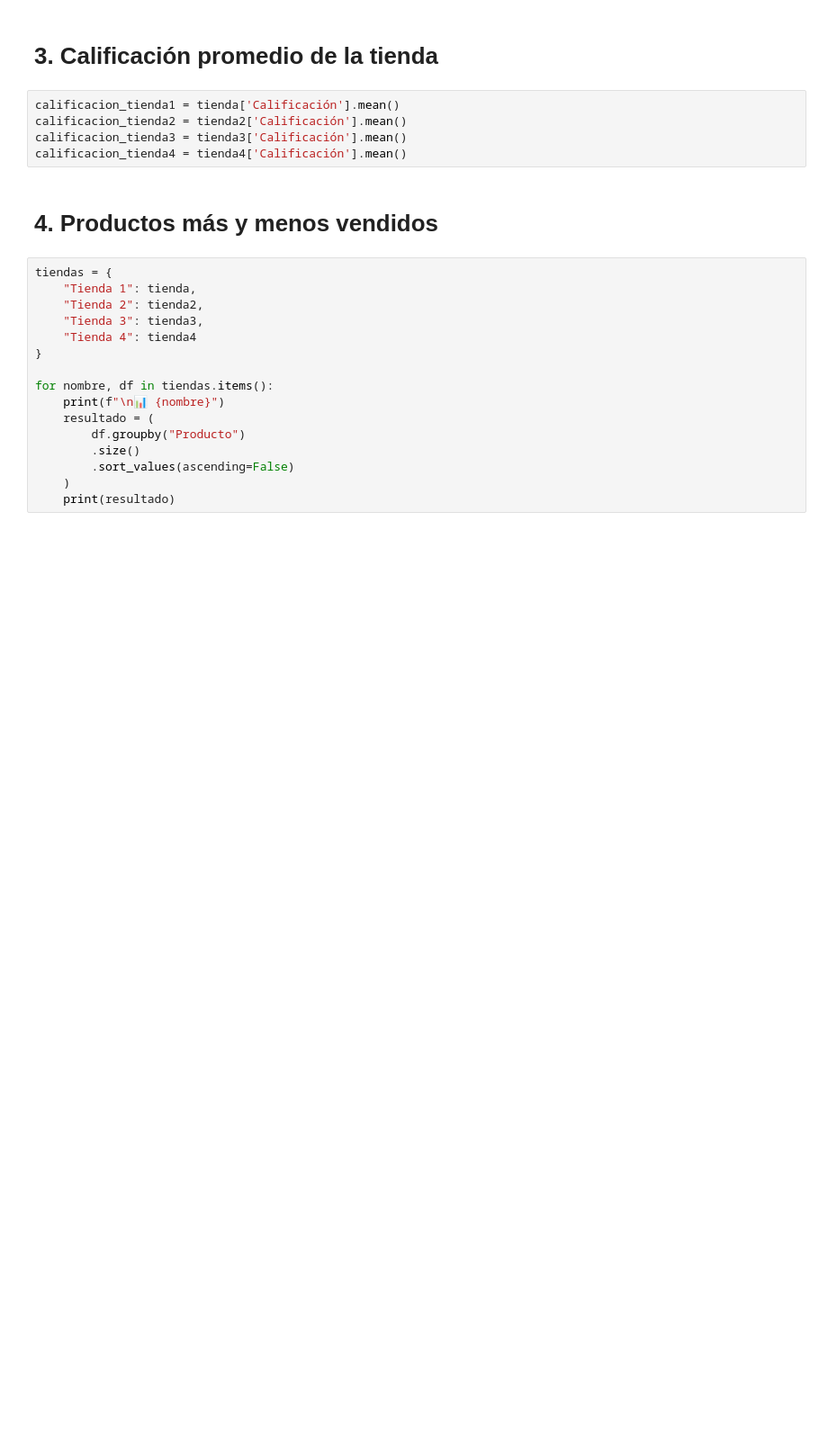
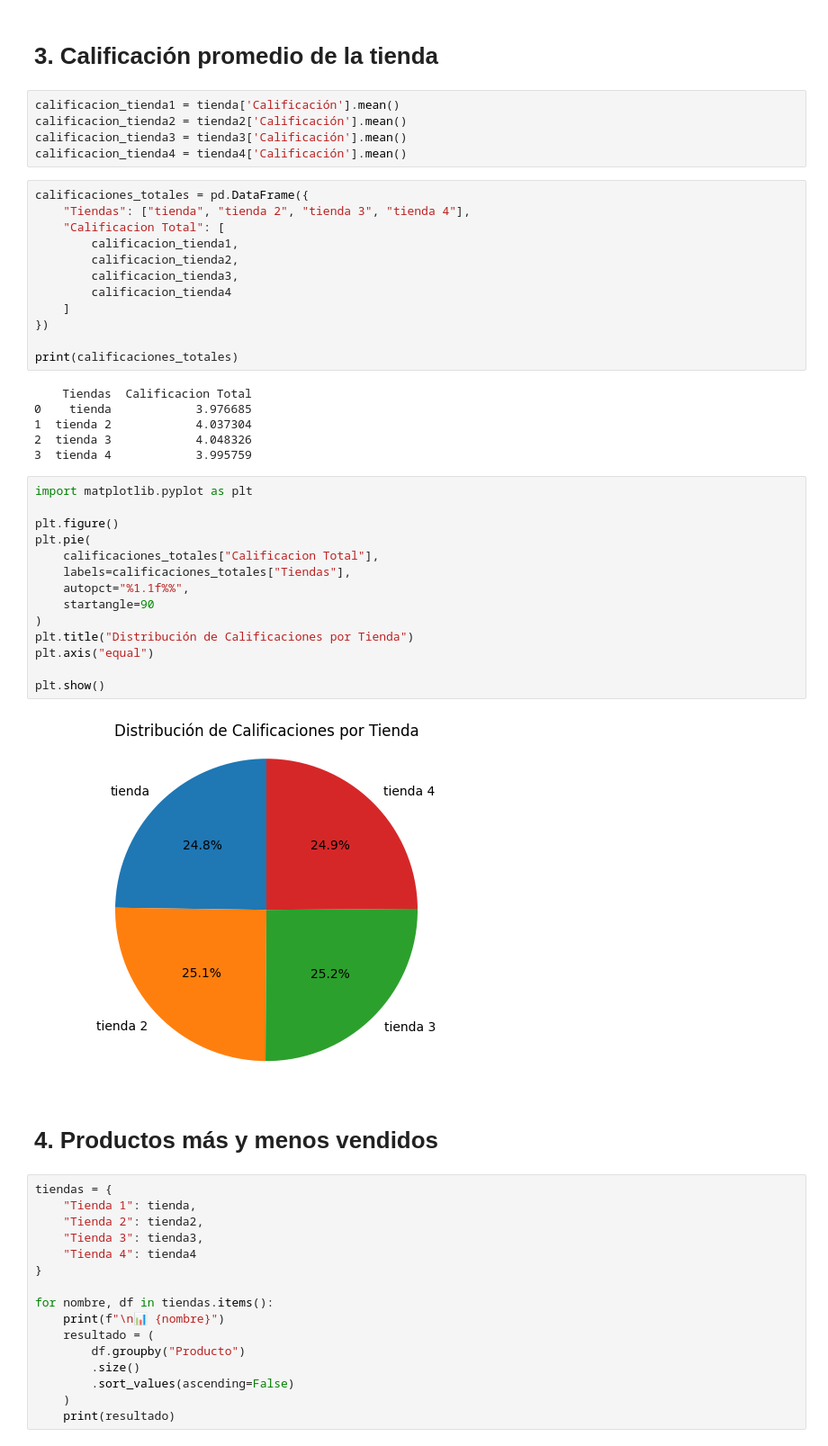
Before and after one commit to valeriavasquezv/valeriavasquez-portfolio, a Jupyter notebook: Proyecto_1/AluraStoreLatam_ipynb_txt.ipynb, the cells around one changed output. Shown at 90% size. Drawn from its saved outputs; the diff is of its cells as text; blank space fills up the shorter version.

```diff
--- a/Proyecto_1/AluraStoreLatam_ipynb_txt.ipynb
+++ b/Proyecto_1/AluraStoreLatam_ipynb_txt.ipynb
@@ -93,6 +135,40 @@ calificacion_tienda1 = tienda['Calificación'].mean()
 calificacion_tienda2 = tienda2['Calificación'].mean()
 calificacion_tienda3 = tienda3['Calificación'].mean()
 calificacion_tienda4 = tienda4['Calificación'].mean()
+# %%
+calificaciones_totales = pd.DataFrame({
+    "Tiendas": ["tienda", "tienda 2", "tienda 3", "tienda 4"],
+    "Calificacion Total": [
+        calificacion_tienda1,
+        calificacion_tienda2,
+        calificacion_tienda3,
+        calificacion_tienda4
+    ]
+})
+
+print(calificaciones_totales)
+# %% [output]
+    Tiendas  Calificacion Total
+0    tienda            3.976685
+1  tienda 2            4.037304
+2  tienda 3            4.048326
+3  tienda 4            3.995759
+# %%
+import matplotlib.pyplot as plt
+
+plt.figure()
+plt.pie(
+    calificaciones_totales["Calificacion Total"],
+    labels=calificaciones_totales["Tiendas"],
+    autopct="%1.1f%%",
+    startangle=90
+)
+plt.title("Distribución de Calificaciones por Tienda")
+plt.axis("equal")
+
+plt.show()
+# %% [output]
+[figure, added]
 # %% [markdown]
 # 4. Productos más y menos vendidos
 # %%
```
Also changed, not shown: parts of 4 cells of this notebook.
